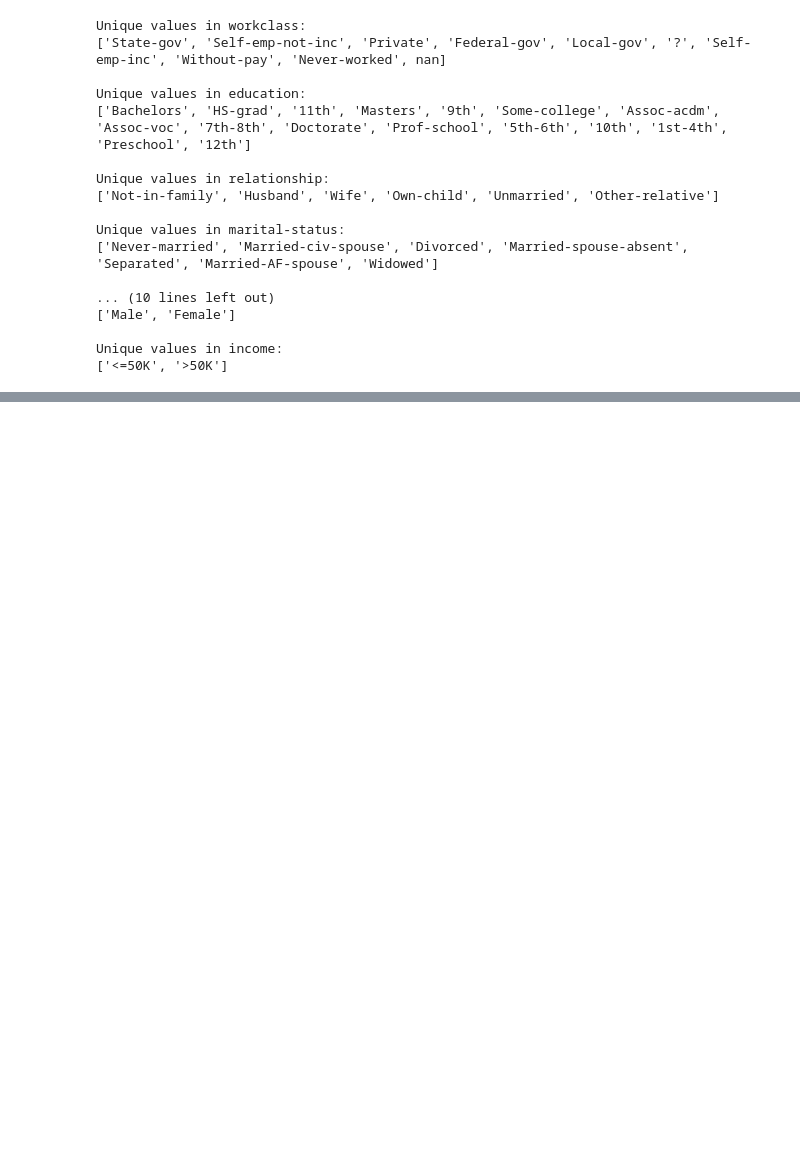
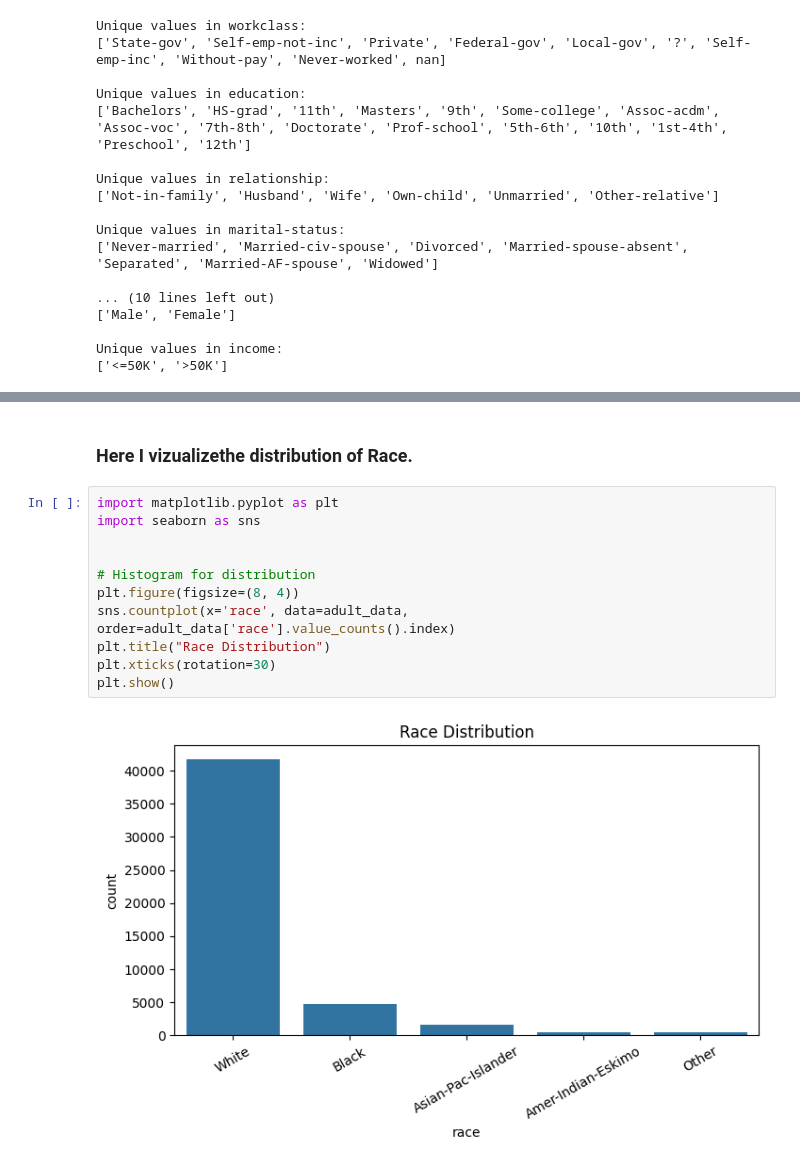
Before and after one commit to Sebastianrix/Data-Things, a Jupyter notebook: 1) Data transformation and exploratory data analysis (EDA)/Exercises in DT and EDA.ipynb, the cells around one changed output, grey strips where cells are left out. Saved outputs shown, nothing was run; the diff lists cells and outputs as text; blank space fills up the shorter version.

```diff
--- a/1) Data transformation and exploratory data analysis (EDA)/Exercises in DT and EDA.ipynb
+++ b/1) Data transformation and exploratory data analysis (EDA)/Exercises in DT and EDA.ipynb
@@ -162,0 +182,15 @@ Never-worked         10        0.02
+# %% [markdown]
+<h3>Here I vizualizethe distribution of Race.</h>
+# %%
+import matplotlib.pyplot as plt
+import seaborn as sns
+
+
+# Histogram for distribution
+plt.figure(figsize=(8, 4))
+sns.countplot(x='race', data=adult_data, order=adult_data['race'].value_counts().index)
+plt.title("Race Distribution")
+plt.xticks(rotation=30)
+plt.show()
+# %% [output]
+[figure, added]
```
Also changed, not shown: parts of 20 cells of this notebook.
